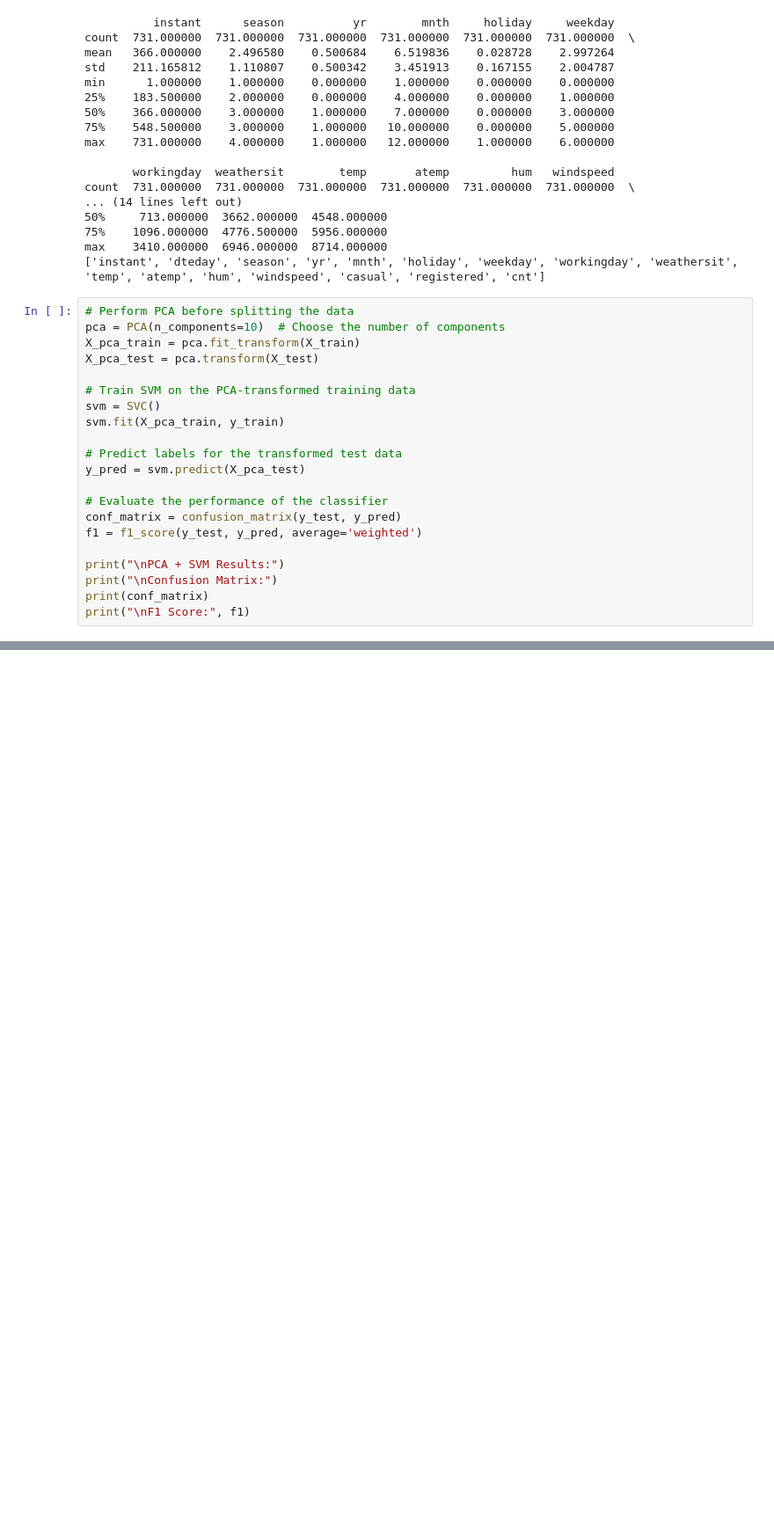
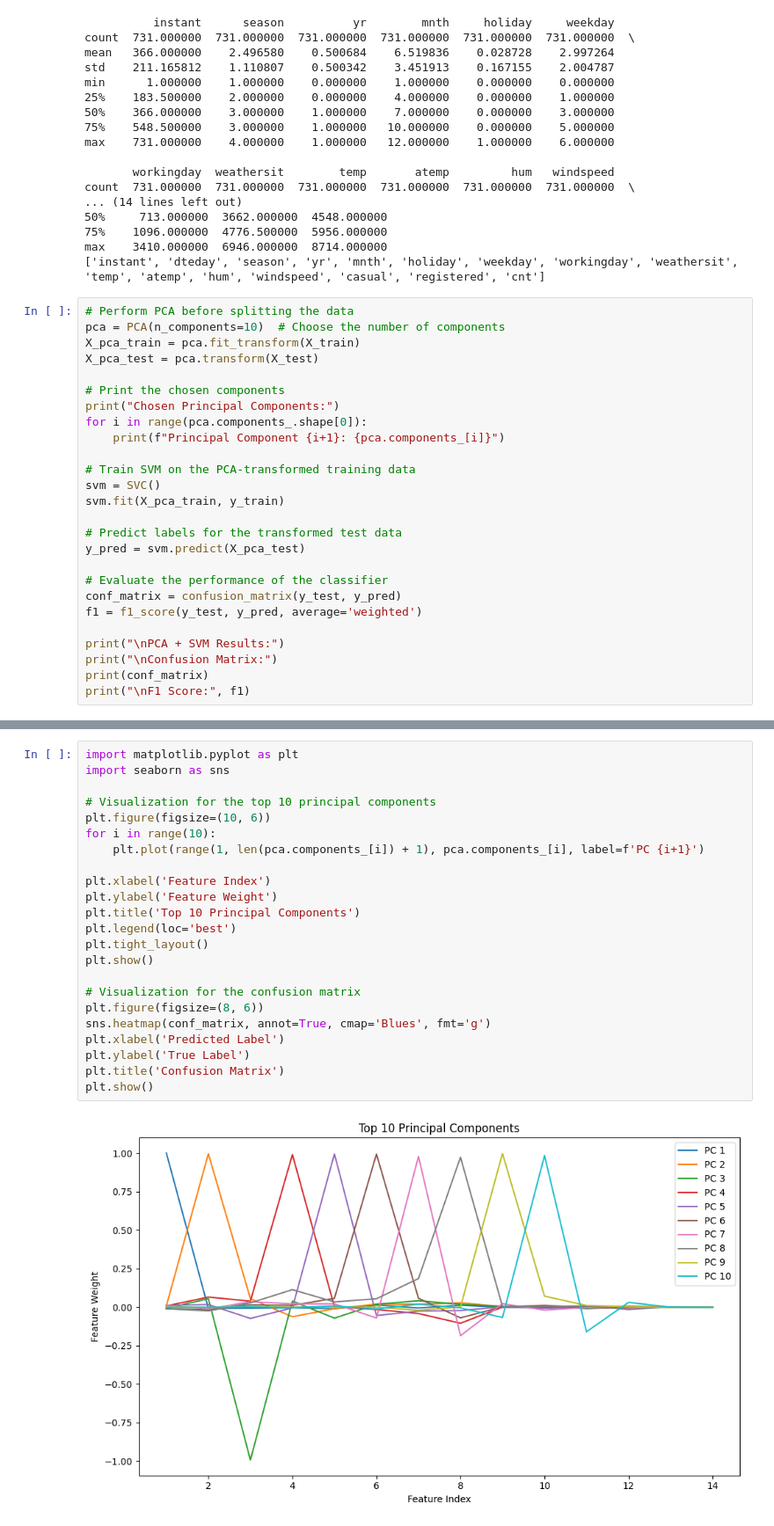
Before and after one commit to vern3432/DM2_P_Varano_Kunz_Leighton, a Jupyter notebook: Main_Python_P2.ipynb, the cells around one changed output, grey strips where cells are left out. Shown at 88% size. Drawn from its saved outputs; the diff is of its cells as text; blank space fills up the shorter version.

```diff
--- a/Main_Python_P2.ipynb
+++ b/Main_Python_P2.ipynb
@@ -126,6 +139,11 @@ max    3410.000000  6946.000000  8714.000000
 pca = PCA(n_components=10)  # Choose the number of components
 X_pca_train = pca.fit_transform(X_train)
 X_pca_test = pca.transform(X_test)
+
+# Print the chosen components
+print("Chosen Principal Components:")
+for i in range(pca.components_.shape[0]):
+    print(f"Principal Component {i+1}: {pca.components_[i]}")
 
 # Train SVM on the PCA-transformed training data
 svm = SVC()
@@ -196,0 +283,25 @@ F1 Score: 0.9390008140008143
+# %%
+import matplotlib.pyplot as plt
+import seaborn as sns
+
+# Visualization for the top 10 principal components
+plt.figure(figsize=(10, 6))
+for i in range(10):
+    plt.plot(range(1, len(pca.components_[i]) + 1), pca.components_[i], label=f'PC {i+1}')
+
+plt.xlabel('Feature Index')
+plt.ylabel('Feature Weight')
+plt.title('Top 10 Principal Components')
+plt.legend(loc='best')
+plt.tight_layout()
+plt.show()
+
+# Visualization for the confusion matrix
+plt.figure(figsize=(8, 6))
+sns.heatmap(conf_matrix, annot=True, cmap='Blues', fmt='g')
+plt.xlabel('Predicted Label')
+plt.ylabel('True Label')
+plt.title('Confusion Matrix')
+plt.show()
+# %% [output]
+[figure, added]
```
Also changed, not shown: parts of 5 cells of this notebook.
